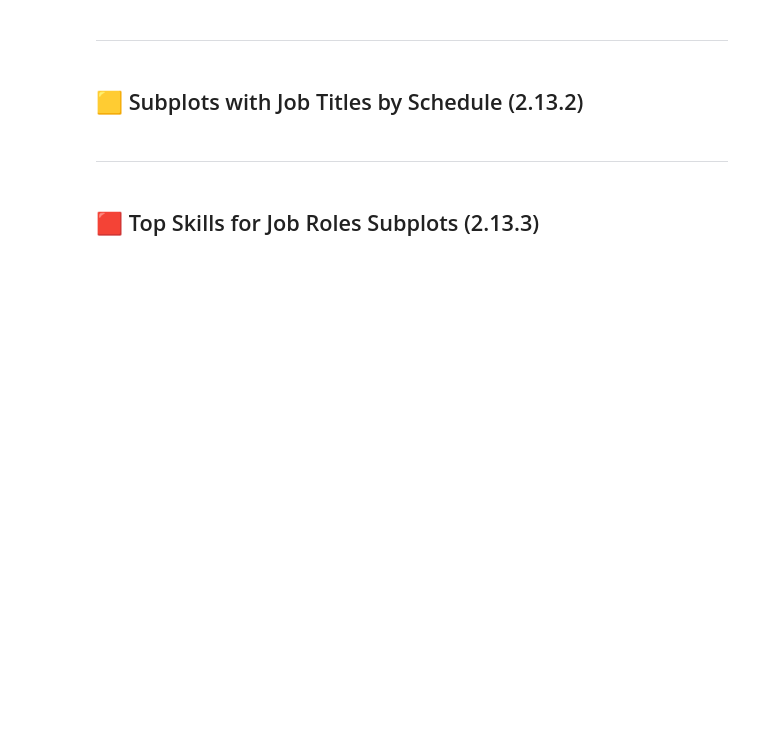
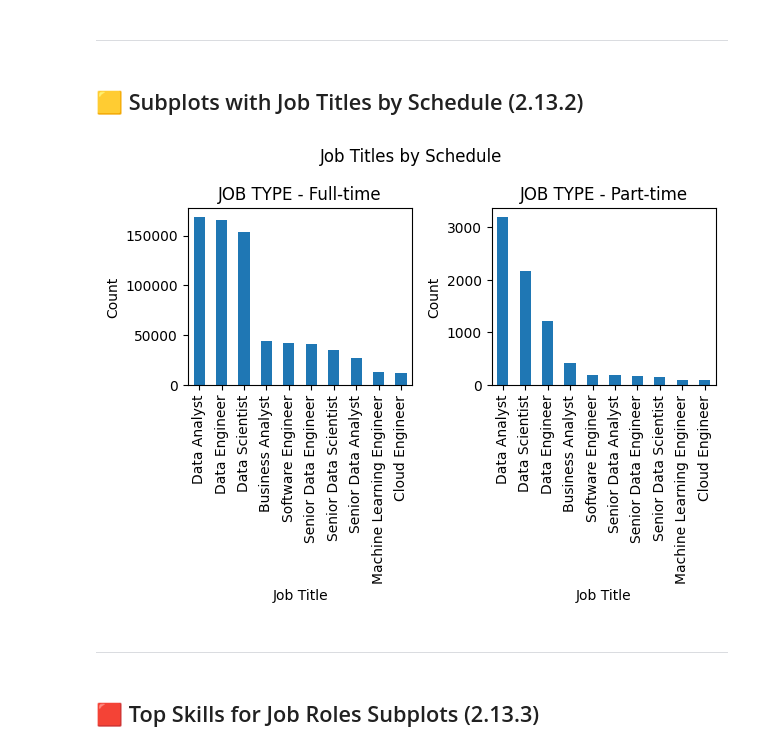
Before and after one commit to ANUKOOL324/Data_Analytics, a Jupyter notebook: format_plotting/Problems/1_Matplotlib Format Charts.ipynb, the cells around one changed output. Saved outputs shown, nothing was run; the diff lists cells and outputs as text; code cells hidden in the pictures; blank space fills up the shorter version.

```diff
--- a/format_plotting/Problems/1_Matplotlib Format Charts.ipynb
+++ b/format_plotting/Problems/1_Matplotlib Format Charts.ipynb
@@ -30,8 +57,25 @@ WARNING:huggingface_hub.utils._http:Warning: You are sending unauthenticated req
 # %% [markdown]
 ## 🟨 Subplots with Job Titles by Schedule (2.13.2)
 # %%
-# Code Needed
-schedules = ['Full-time', 'Part-time', 'Contractor', 'Internship']
+schedules = ['Full-time', 'Part-time']
+
+#it is asking for the differnt job titles on different types of schedule
+fig , ax = plt.subplots(1,2)
+ax_flat = ax.flatten()
+
+for id, st in enumerate(schedules):
+  df_schedule = df[df['job_schedule_type']==st]
+  df_schedule['job_title_short'].value_counts().plot(kind='bar', ax=ax_flat[id])
+  ax_flat[id].set_title(f"JOB TYPE - {st}")
+  ax_flat[id].set_xlabel('Job Title')
+  ax_flat[id].set_ylabel('Count')
+
+plt.suptitle('Job Titles by Schedule')
+
+fig.tight_layout()
+plt.show()
+# %% [output]
+[figure, added]
 # %% [markdown]
 ---
 # %% [markdown]
```
Also changed, not shown: parts of 3 cells of this notebook.
